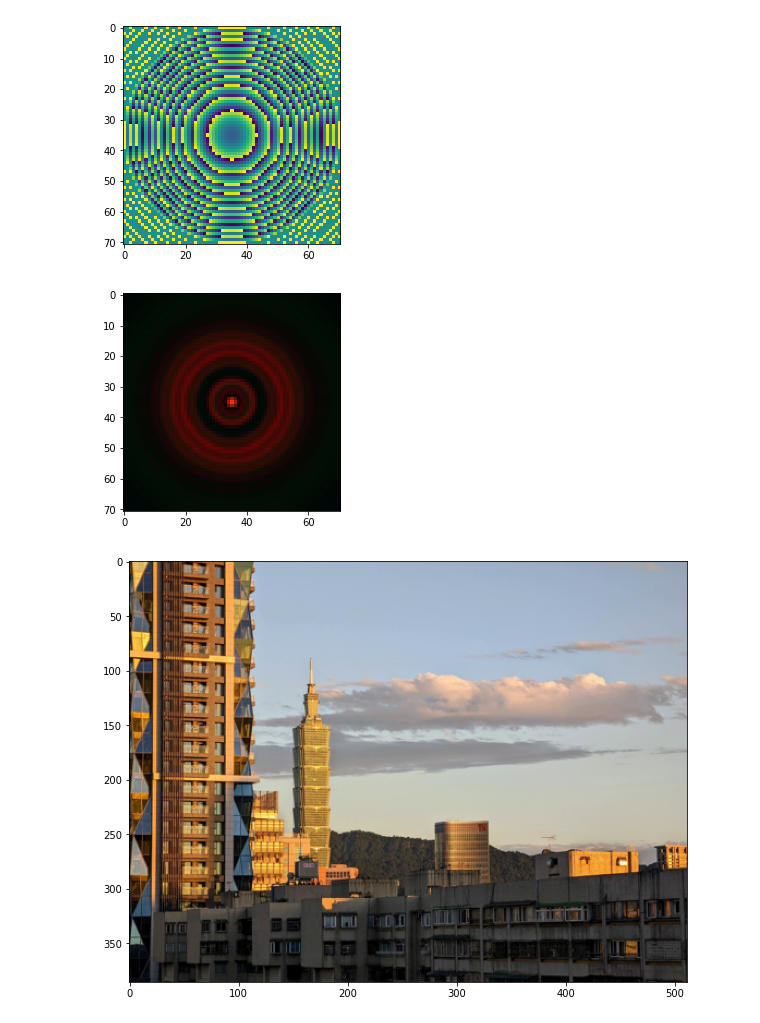
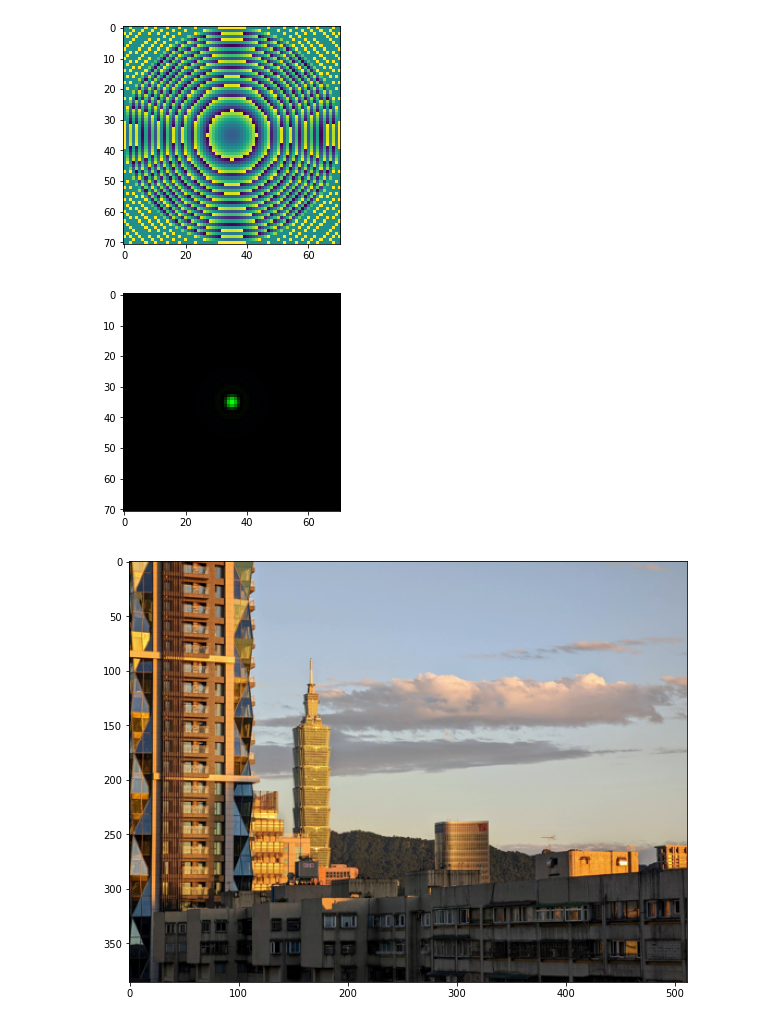
Before and after one commit to chiuhans111/Neural_Nano-Optics, a Jupyter notebook: hans_metalens_test.ipynb, the cells around one changed output. Cells and saved outputs as stored; diff of their text form; code cells hidden in the pictures.

```diff
--- a/hans_metalens_test.ipynb
+++ b/hans_metalens_test.ipynb
@@ -70,31 +70,31 @@ def Huygens(p1, p2, k, mask):
     return I
 # %%
 
-sensor_distance = 5
+sensor_distance = 10
 
 
 def createPSF(sensor_distance, lens_mask, angle=0.0):
     sensor_p2 = tf.concat([p2, tf.ones([1, N2, N2])*sensor_distance], 0)
     sensor_p2 = sensor_p2 + [[[tf.tan(angle)*sensor_distance]], [[0]], [[0]]]
 
     offsetR = tf.exp(-1j*tf.cast(p1[0] * tf.sin(angle) * k[0], tf.dtypes.complex64))
     offsetG = tf.exp(-1j*tf.cast(p1[0] * tf.sin(angle) * k[0], tf.dtypes.complex64))
     offsetB = tf.exp(-1j*tf.cast(p1[0] * tf.sin(angle) * k[0], tf.dtypes.complex64))
     IR = Huygens(p1, sensor_p2, k[0], lens_mask * offsetR)
     IG = Huygens(p1, sensor_p2, k[1], lens_mask * offsetG)
     IB = Huygens(p1, sensor_p2, k[2], lens_mask * offsetB)
     I = tf.concat([[IR], [IG], [IB]], 0)
     I = tf.abs(I)**2
     I = tf.cast(I/tf.reduce_sum(I), tf.dtypes.complex64)
 
     return I
 
 
 I = createPSF(sensor_distance, lens_mask, 0.0)
 plt.imshow(tf.abs(tf.transpose(I, [1, 2, 0]))/tf.reduce_max(tf.abs(I)))
 plt.show()
 # %% [output]
-[figure, old version]
+[figure, new version]
 # %%
 img = Image.open('./hans_test/Taipei101.jpg')
 width = 512
```
Also changed, not shown: parts of 2 cells of this notebook, 2 other files.
